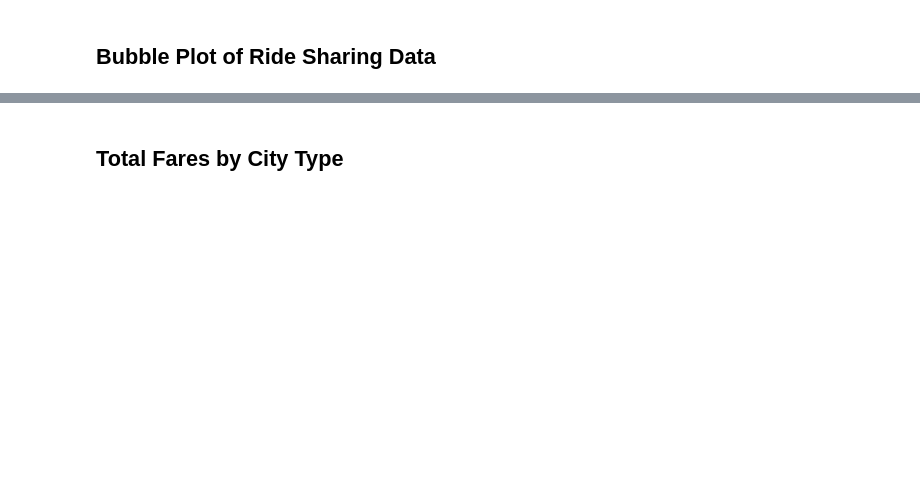
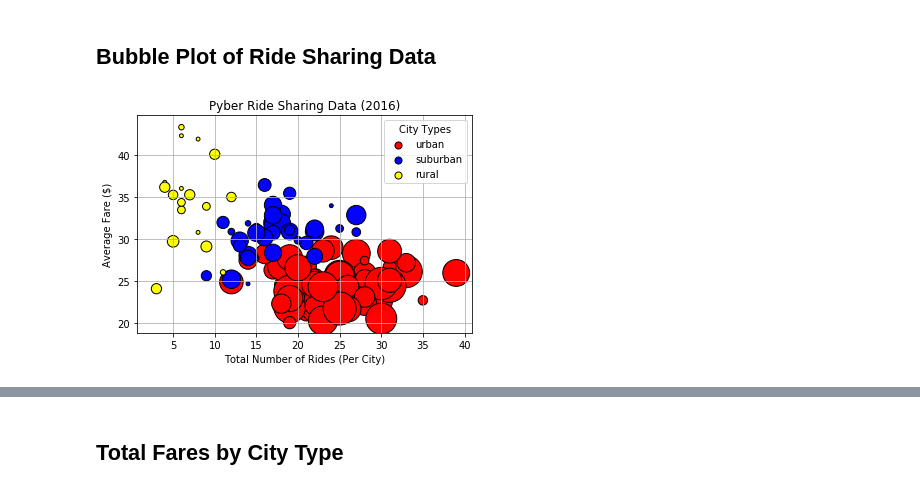
Before and after one commit to sanjaysuresh15/HW_MATPLOT, a Jupyter notebook: MATPLOT.ipynb, the cells around one changed output, grey strips where cells are left out. Drawn from its saved outputs; the diff is of its cells as text; code cells hidden in the pictures; blank space fills up the shorter version.

```diff
--- a/MATPLOT.ipynb
+++ b/MATPLOT.ipynb
@@ -43,2 +31,19 @@ city_data_df
+# %%
+city_ride.groupby('city')
+ride = city_ride.groupby('city').ride_id.count()
+fare = city_ride.groupby('city').fare.mean()
+type = city_ride.groupby('city').type
+#df = pd.merge(ride, fare, how='outer', on='city')
+df1 = pd.concat([ride, fare],axis=1)
+df3 = pd.merge(df1, city_ride, how='outer', on='city')
+type = city_ride.groupby('city').type.max()
+driver = city_ride.groupby('city').driver_count.max()
+driver
+df5 = pd.concat([df1, type],axis=1)
+df6 = pd.concat([df5, driver],axis=1)
+
+df7 = df6.loc[df6['type'] == "Urban"]
+df8 = df6.loc[df6['type'] == "Suburban"]
+df9 = df6.loc[df6['type'] == "Rural"]
 # %% [markdown]
 ## Bubble Plot of Ride Sharing Data
@@ -57 +50,45 @@ city_data_df
+# %%
+# Obtain the x and y coordinates for each of the three city types
+
+x = df7['ride_id']
+y = df7['fare']
+z = df7['driver_count']
+
+x1 = df8['ride_id']
+y1 = df8['fare']
+z1 = df8['driver_count']
+
+x2 = df9['ride_id']
+y2 = df9['fare']
+z2 = df9['driver_count']
+
+# Build the scatter plots for each city types
+
+urban = plt.scatter(x, y, marker="o", facecolors="red", edgecolors="black",s=z*15, alpha=0.99,label="urban" )
+suburban = plt.scatter(x1, y1, marker="o", facecolors="blue", edgecolors="black",s=z1*15, alpha=0.99,label="suburban" )
+rural = plt.scatter(x2, y2, marker="o", facecolors="yellow", edgecolors="black",s=z2*15, alpha=0.99,label="rural")
+
+
+
+# Incorporate the other graph properties
+
+plt.title("Pyber Ride Sharing Data (2016)")
+plt.xlabel("Total Number of Rides (Per City)")
+plt.ylabel("Average Fare ($)")
+plt.grid()
+
+
+# Create a legend
+
+lgnd = plt.legend(handles=[urban, suburban, rural], loc="best", title="City Types")
+lgnd.legendHandles[0]._sizes = [50]
+lgnd.legendHandles[1]._sizes = [50]
+lgnd.legendHandles[2]._sizes = [50]
+plt.show()
+# Icorporate a text label regarding circle size
+
+
+# save figure
+# %% [output]
+[figure, added]
 # %%
```
Also changed, not shown: parts of 13 cells of this notebook.
